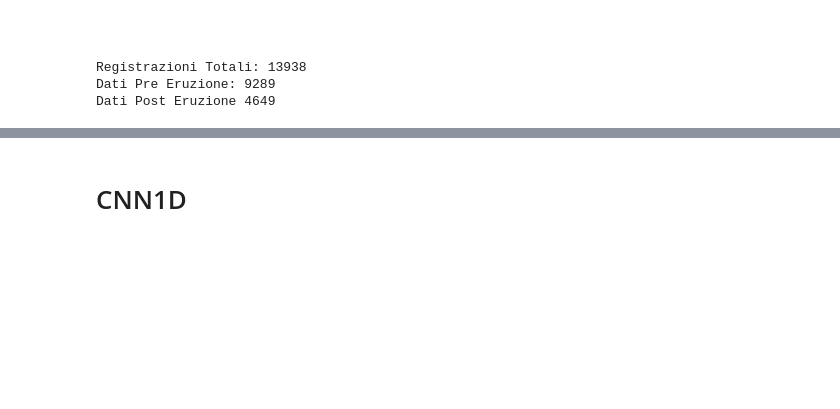
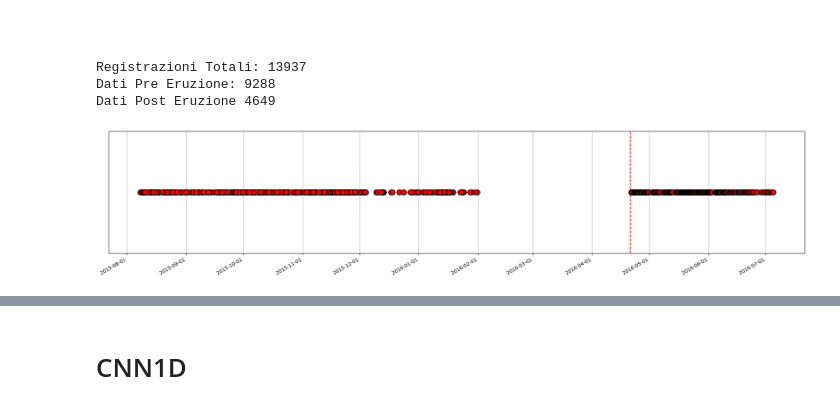
Before and after one commit to Mpinaz/Thesis, a Jupyter notebook: Model.ipynb, the cells around one changed output, grey strips where cells are left out. Saved outputs shown, nothing was run; the diff lists cells and outputs as text; code cells hidden in the pictures; blank space fills up the shorter version.

```diff
--- a/Model.ipynb
+++ b/Model.ipynb
@@ -96,7 +96,7 @@ eventi_da_usare = ['Event 10622', 'Event 3837', 'Event 1726', 'Event 5017', 'Eve
 ###
 # %%
 # Per Esempio fisso mettere la variabile a True, altrimenti False
-FIXED = True
+FIXED = False
 
 per_evento = defaultdict(list)
 for St, E, Reg in pre:
@@ -123,8 +123,8 @@ Events = [(St, E, D) for (St, E, D) in Events if len(D) == 3 and all(tr.stats.np
 
 print(f"Registrazioni Totali: {len(Events)}\nDati Pre Eruzione: {len(Data)}\nDati Post Eruzione {len(post)}")
 # %% [output]
-Registrazioni Totali: 13938
-Dati Pre Eruzione: 9289
+Registrazioni Totali: 13937
+Dati Pre Eruzione: 9288
 Dati Post Eruzione 4649
 # %%
 X = np.arange(len(Events))
@@ -150 +154,15 @@ test  = [Events[i] for i in test_idx]
+# %%
+tempi = catalog.loc[groups_ev, "time"]
+
+fig, ax = plt.subplots(figsize=(25, 5))
+ax.plot(tempi, [0]*len(tempi), "o",color = "red", ms = 10, markeredgecolor="black", markeredgewidth=1)
+ax.yaxis.set_visible(False)
+ax.xaxis.set_major_formatter(mdates.DateFormatter("%Y-%m-%d"),)
+ax.axvline(pd.Timestamp("2016-04-21", tz="UTC") , color="red", linestyle="--")
+ax.grid("on")
+fig.autofmt_xdate()
+# fig.savefig(f"{Using}: temporal.png", dpi=150, bbox_inches="tight")
+plt.show()
+# %% [output]
+[figure, added]
 # %%
```
Also changed, not shown: parts of 13 cells of this notebook.
